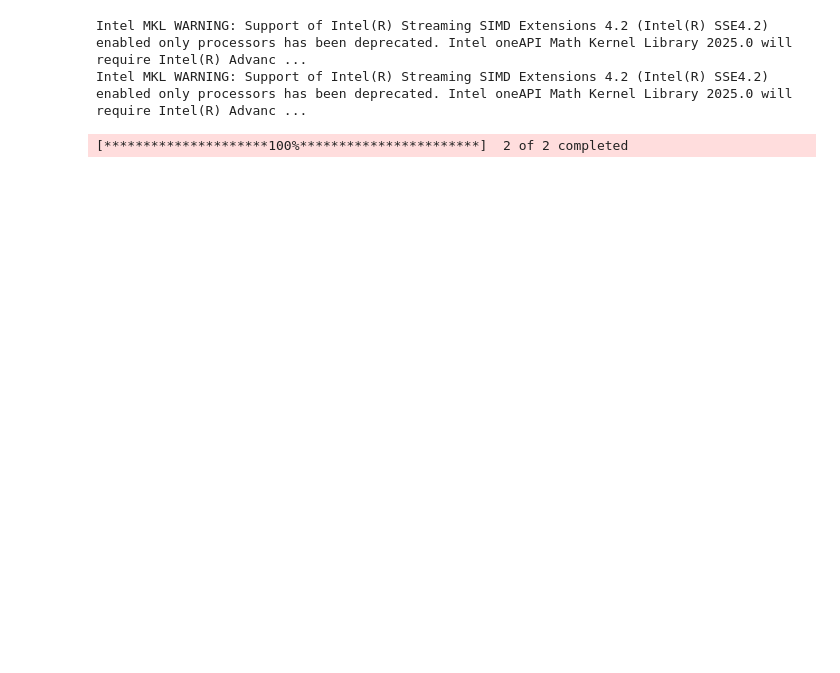
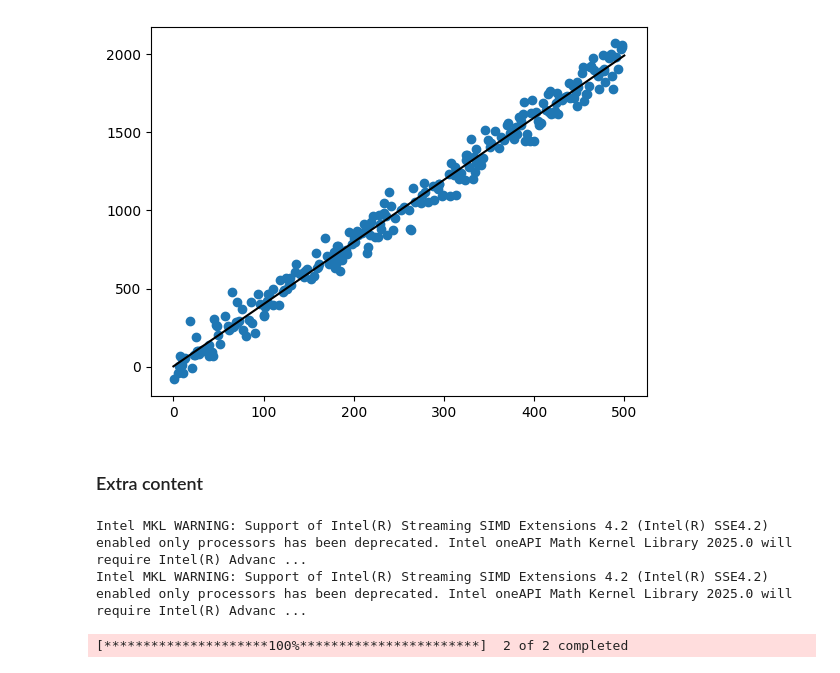
Before and after one commit to wbchristerson/jn-learning, a Jupyter notebook: linear_regression.ipynb, the cells around one changed output. Saved outputs shown, nothing was run; the diff lists cells and outputs as text; code cells hidden in the pictures; blank space fills up the shorter version.

```diff
--- a/linear_regression.ipynb
+++ b/linear_regression.ipynb
@@ -1,3 +87,14 @@
+# %%
+lower_y = model.predict(np.array(0).reshape(-1,1))[0]
+upper_y = model.predict(np.array(500).reshape(-1,1))[0]
+
+plt.scatter(input_vals, output)
+plt.plot([0, 500], [lower_y, upper_y], 'k-')
+plt.show()
+# %% [output]
+[figure, added]
+# %% [markdown]
+### Extra content
 # %%
 import yfinance as yf
 
```
Also changed, not shown: parts of 9 cells of this notebook.
